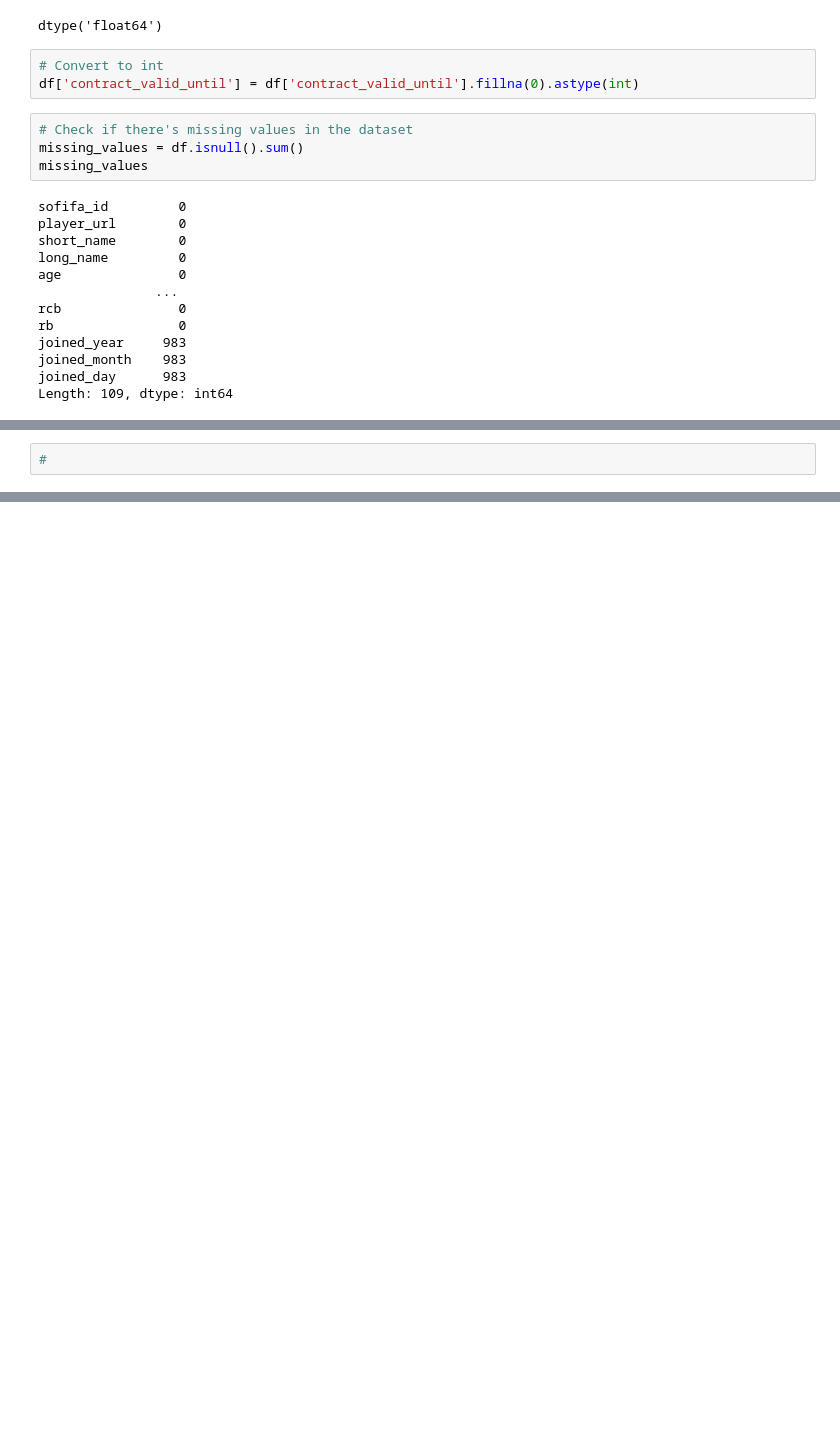
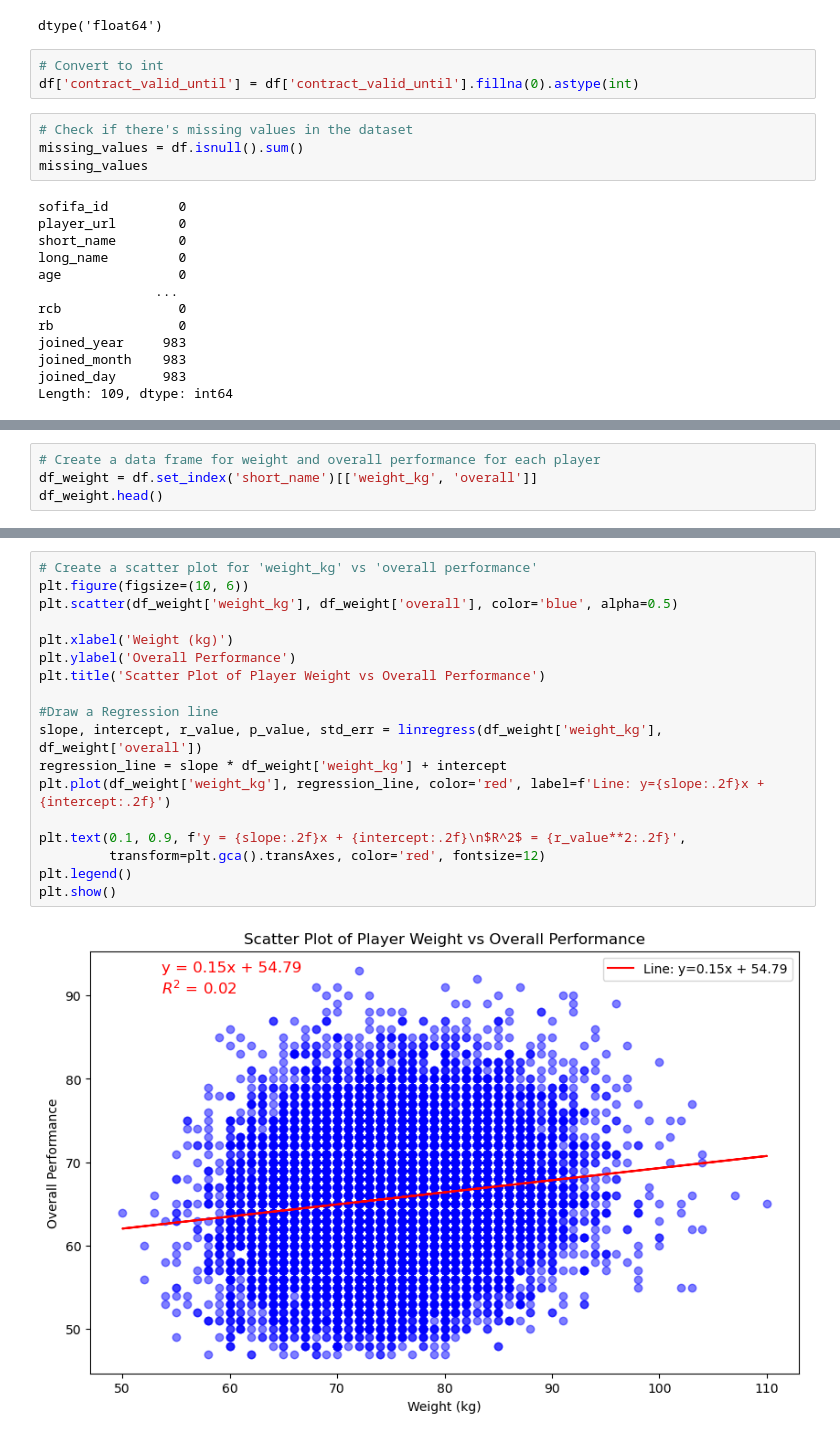
Before and after one commit to hiepxuanho/MSU-Project1, a Jupyter notebook: fifa21.ipynb, the cells around one changed output, grey strips where cells are left out. Saved outputs shown, nothing was run; the diff lists cells and outputs as text; blank space fills up the shorter version.

```diff
--- a/fifa21.ipynb
+++ b/fifa21.ipynb
@@ -117,2 +109,4 @@ Length: 109, dtype: int64
 # %%
-#
+# Create a data frame for weight and overall performance for each player
+df_weight = df.set_index('short_name')[['weight_kg', 'overall']]
+df_weight.head()
@@ -118,0 +121,20 @@ Length: 109, dtype: int64
+# %%
+# Create a scatter plot for 'weight_kg' vs 'overall performance'
+plt.figure(figsize=(10, 6))
+plt.scatter(df_weight['weight_kg'], df_weight['overall'], color='blue', alpha=0.5)
+
+plt.xlabel('Weight (kg)')
+plt.ylabel('Overall Performance')
+plt.title('Scatter Plot of Player Weight vs Overall Performance')
+
+#Draw a Regression line
+slope, intercept, r_value, p_value, std_err = linregress(df_weight['weight_kg'], df_weight['overall'])
+regression_line = slope * df_weight['weight_kg'] + intercept
+plt.plot(df_weight['weight_kg'], regression_line, color='red', label=f'Line: y={slope:.2f}x + {intercept:.2f}')
+
+plt.text(0.1, 0.9, f'y = {slope:.2f}x + {intercept:.2f}\n$R^2$ = {r_value**2:.2f}',
+         transform=plt.gca().transAxes, color='red', fontsize=12)
+plt.legend()
+plt.show()
+# %% [output]
+[figure, added]
```
Also changed, not shown: parts of 34 cells of this notebook.
